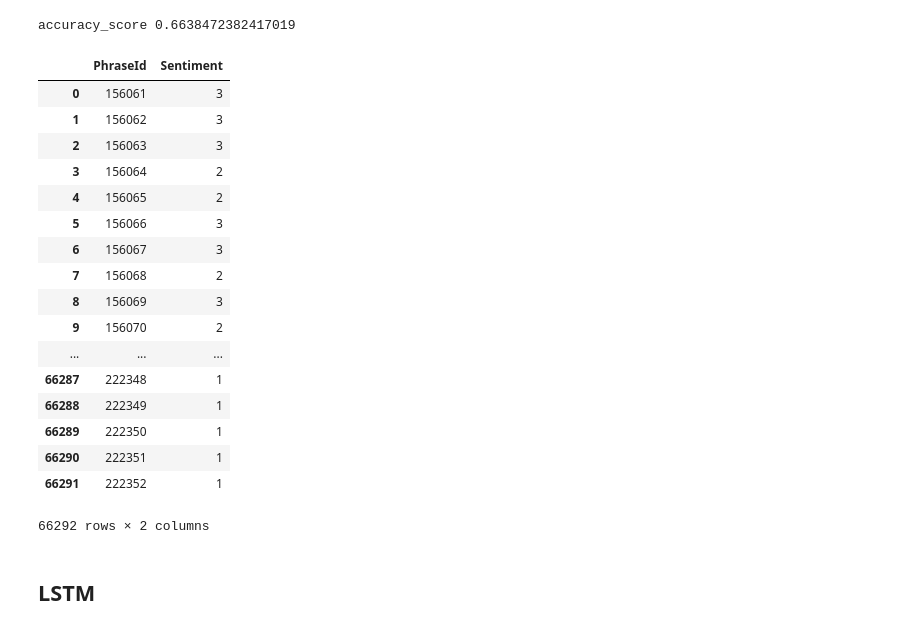
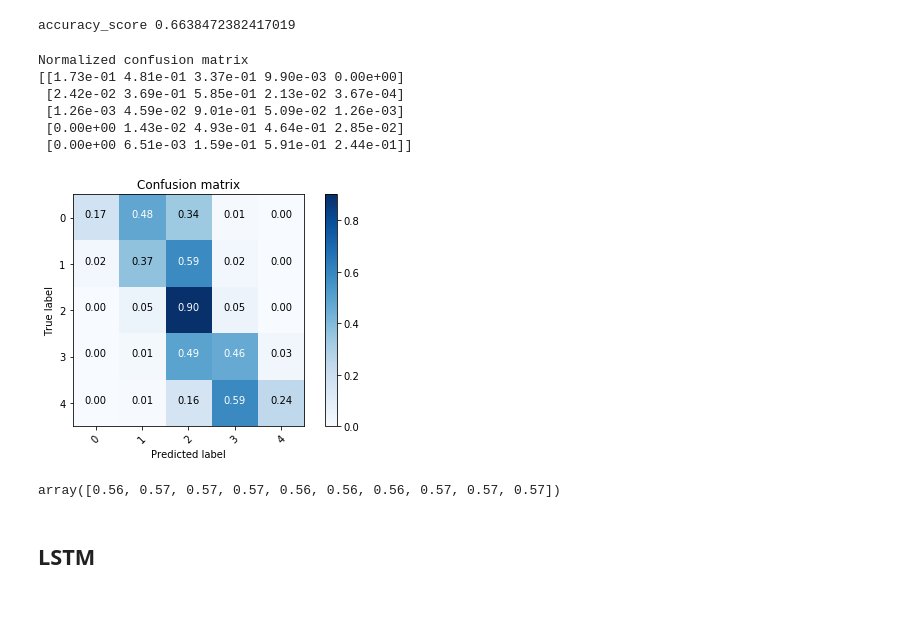
Before and after one commit to hanlin-zhang/COMP562-Final-Project, a Jupyter notebook: Reporting.ipynb, the cells around one changed output. Drawn from its saved outputs; the diff is of its cells as text; code cells hidden in the pictures.

```diff
--- a/Reporting.ipynb
+++ b/Reporting.ipynb
@@ -102,24 +158,3 @@ pred_res2['Sentiment'] = pd.DataFrame(pred2)
 pred_res2.to_csv('pred_res2.csv',index = False)
 # %% [output]
 accuracy_score 0.6638472382417019
-# %%
-pred_res2
-# %% [output]
-|  | PhraseId | Sentiment |
-| 0 | 156061 | 3 |
-| 1 | 156062 | 3 |
-| 2 | 156063 | 3 |
-| 3 | 156064 | 2 |
-| 4 | 156065 | 2 |
-| 5 | 156066 | 3 |
-| 6 | 156067 | 3 |
-| 7 | 156068 | 2 |
-| 8 | 156069 | 3 |
-| 9 | 156070 | 2 |
-| ... | ... | ... |
-| 66287 | 222348 | 1 |
-| 66288 | 222349 | 1 |
-| 66289 | 222350 | 1 |
-| 66290 | 222351 | 1 |
-| 66291 | 222352 | 1 |
-66292 rows × 2 columns
@@ -126,3 +176,20 @@ pred_res2
+# %%
+cm = confusion_matrix(y_test, predictions1)
+np.set_printoptions(precision=2)
+plot_confusion_matrix(cm, normalize=True,classes=[0, 1,2,3,4],
+                      title='Confusion matrix')
+# %% [output]
+Normalized confusion matrix
+[[1.73e-01 4.81e-01 3.37e-01 9.90e-03 0.00e+00]
+ [2.42e-02 3.69e-01 5.85e-01 2.13e-02 3.67e-04]
+ [1.26e-03 4.59e-02 9.01e-01 5.09e-02 1.26e-03]
+ [0.00e+00 1.43e-02 4.93e-01 4.64e-01 2.85e-02]
+ [0.00e+00 6.51e-03 1.59e-01 5.91e-01 2.44e-01]]
+[figure, added]
+# %%
+cross_val_score(svc, X_test_tfv, y_test, cv=k_fold, n_jobs=-1)
+# %% [output]
+array([0.56, 0.57, 0.57, 0.57, 0.56, 0.56, 0.56, 0.57, 0.57, 0.57])
 # %% [markdown]
 ## LSTM
 # %%
```
Also changed, not shown: parts of 11 cells of this notebook, 1 other file.
